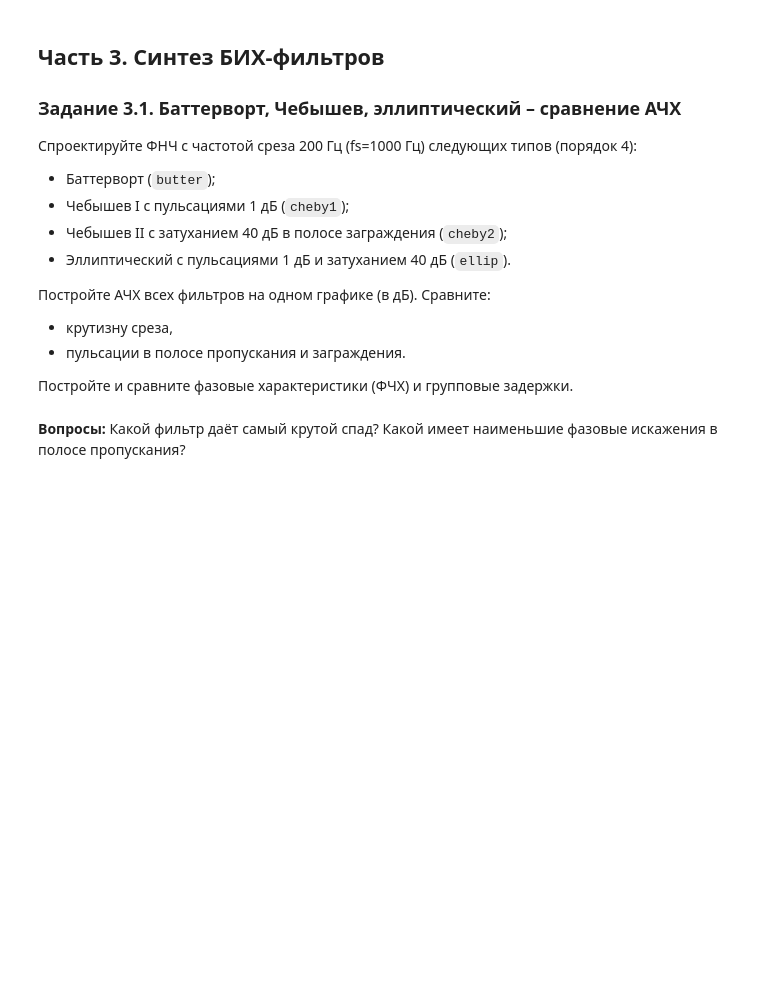
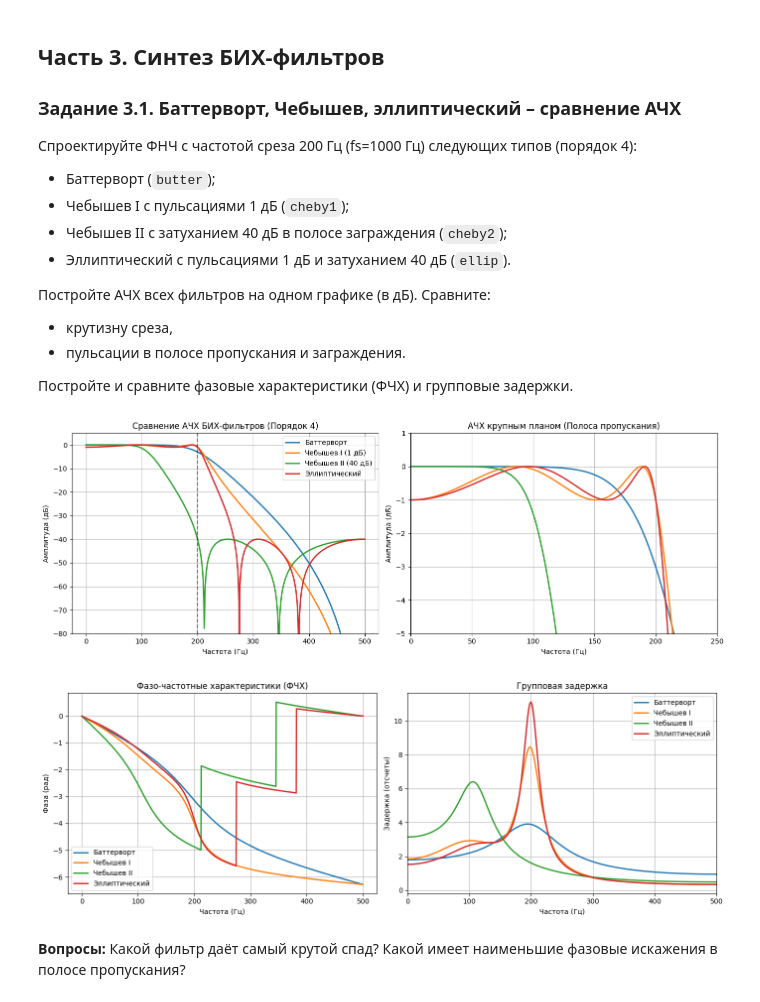
Before and after one commit to Uzema/dsp-seminars, a Jupyter notebook: seminars/6.ipynb, the cells around one changed output. Cells and saved outputs as stored; diff of their text form; code cells hidden in the pictures; blank space fills up the shorter version.

```diff
--- a/seminars/6.ipynb
+++ b/seminars/6.ipynb
@@ -249,3 +266,81 @@ plt.show()
+# %%
+fs = 1000
+cutoff = 200
+N = 4
+rp = 1
+rs = 40
+
+b_butter, a_butter = signal.butter(N, cutoff, btype='low', fs=fs)
+b_cheby1, a_cheby1 = signal.cheby1(N, rp, cutoff, btype='low', fs=fs)
+b_cheby2, a_cheby2 = signal.cheby2(N, rs, cutoff, btype='low', fs=fs)
+b_ellip, a_ellip = signal.ellip(N, rp, rs, cutoff, btype='low', fs=fs)
+
+w_b, h_b = signal.freqz(b_butter, a_butter, worN=1024, fs=fs)
+w_c1, h_c1 = signal.freqz(b_cheby1, a_cheby1, worN=1024, fs=fs)
+w_c2, h_c2 = signal.freqz(b_cheby2, a_cheby2, worN=1024, fs=fs)
+w_e, h_e = signal.freqz(b_ellip, a_ellip, worN=1024, fs=fs)
+
+gd_b = signal.group_delay((b_butter, a_butter), w=w_b, fs=fs)[1]
+gd_c1 = signal.group_delay((b_cheby1, a_cheby1), w=w_c1, fs=fs)[1]
+gd_c2 = signal.group_delay((b_cheby2, a_cheby2), w=w_c2, fs=fs)[1]
+gd_e = signal.group_delay((b_ellip, a_ellip), w=w_e, fs=fs)[1]
+
+plt.figure(figsize=(14, 5))
+plt.subplot(1, 2, 1)
+plt.plot(w_b, 20*np.log10(np.abs(h_b)+1e-12), label='Баттерворт', linewidth=2)
+plt.plot(w_c1, 20*np.log10(np.abs(h_c1)+1e-12), label='Чебышев I (1 дБ)', linewidth=2)
+plt.plot(w_c2, 20*np.log10(np.abs(h_c2)+1e-12), label='Чебышев II (40 дБ)', linewidth=2)
+plt.plot(w_e, 20*np.log10(np.abs(h_e)+1e-12), label='Эллиптический', linewidth=2)
+plt.title('Сравнение АЧХ БИХ-фильтров (Порядок 4)')
+plt.xlabel('Частота (Гц)')
+plt.ylabel('Амплитуда (дБ)')
+plt.axvline(cutoff, color='k', linestyle='--', alpha=0.5)
+plt.ylim(-80, 5)
+plt.grid(True)
+plt.legend()
+
+plt.subplot(1, 2, 2)
+plt.plot(w_b, 20*np.log10(np.abs(h_b)+1e-12), linewidth=2)
+plt.plot(w_c1, 20*np.log10(np.abs(h_c1)+1e-12), linewidth=2)
+plt.plot(w_c2, 20*np.log10(np.abs(h_c2)+1e-12), linewidth=2)
+plt.plot(w_e, 20*np.log10(np.abs(h_e)+1e-12), linewidth=2)
+plt.title('АЧХ крупным планом (Полоса пропускания)')
+plt.xlabel('Частота (Гц)')
+plt.ylabel('Амплитуда (дБ)')
+plt.xlim(0, 250)
+plt.ylim(-5, 1)
+plt.grid(True)
+plt.tight_layout()
+plt.show()
+
+plt.figure(figsize=(14, 5))
+plt.subplot(1, 2, 1)
+plt.plot(w_b, np.unwrap(np.angle(h_b)), label='Баттерворт', linewidth=2)
+plt.plot(w_c1, np.unwrap(np.angle(h_c1)), label='Чебышев I', linewidth=2)
+plt.plot(w_c2, np.unwrap(np.angle(h_c2)), label='Чебышев II', linewidth=2)
+plt.plot(w_e, np.unwrap(np.angle(h_e)), label='Эллиптический', linewidth=2)
+plt.title('Фазо-частотные характеристики (ФЧХ)')
+plt.xlabel('Частота (Гц)')
+plt.ylabel('Фаза (рад)')
+plt.grid(True)
+plt.legend()
+
+plt.subplot(1, 2, 2)
+plt.plot(w_b, gd_b, label='Баттерворт', linewidth=2)
+plt.plot(w_c1, gd_c1, label='Чебышев I', linewidth=2)
+plt.plot(w_c2, gd_c2, label='Чебышев II', linewidth=2)
+plt.plot(w_e, gd_e, label='Эллиптический', linewidth=2)
+plt.title('Групповая задержка')
+plt.xlabel('Частота (Гц)')
+plt.ylabel('Задержка (отсчеты)')
+plt.xlim(0, 500)
+plt.grid(True)
+plt.legend()
+plt.tight_layout()
+plt.show()
+# %% [output]
+[figure, added]
+[figure, added]
 # %% [markdown]
 **Вопросы:** Какой фильтр даёт самый крутой спад? Какой имеет наименьшие фазовые искажения в полосе пропускания?
 # %% [markdown]
```
Also changed, not shown: parts of 5 cells of this notebook.
